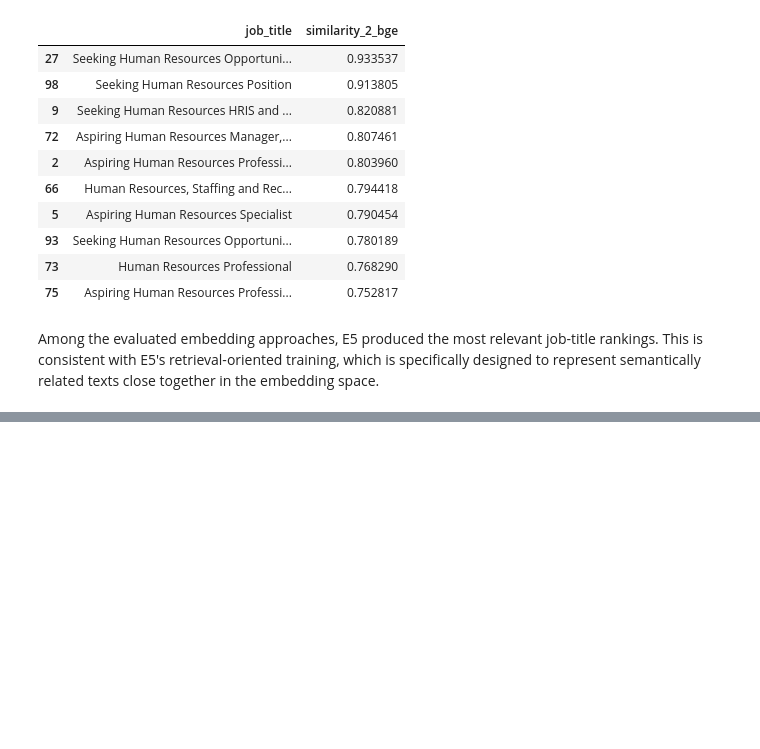
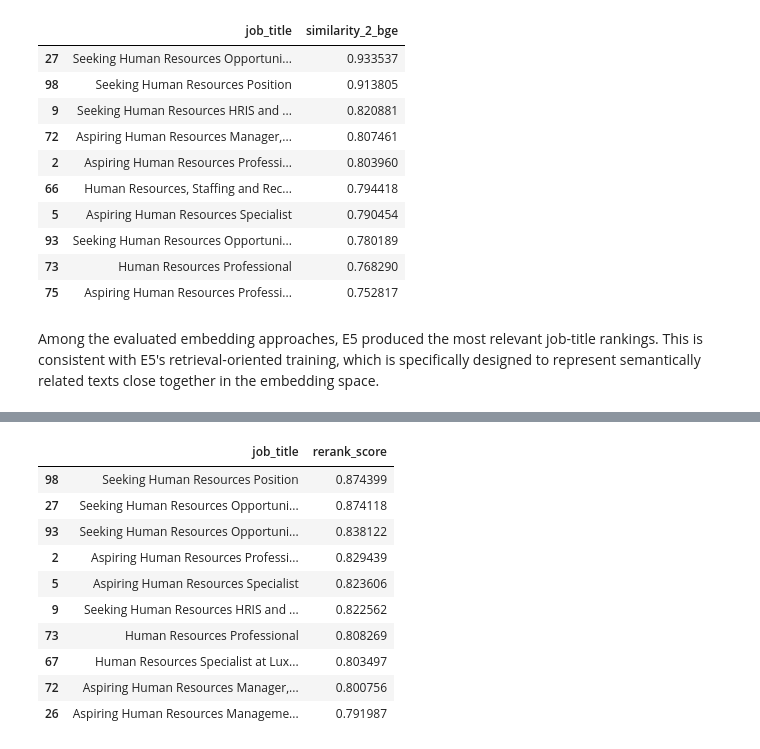
Before and after one commit to safwt-data/QwnYr0x6YtL8f4mY, a Jupyter notebook: notebooks/notebook_1.ipynb, the cells around one changed output, grey strips where cells are left out. Cells and saved outputs as stored; diff of their text form; code cells hidden in the pictures; blank space fills up the shorter version.

```diff
--- a/notebooks/notebook_1.ipynb
+++ b/notebooks/notebook_1.ipynb
@@ -785,0 +857,21 @@ TypeError: 'numpy.ndarray' object is not callable
+# %%
+results = df.drop(index=6)[
+    ["job_title", "rerank_score"]
+].sort_values(
+    "rerank_score",
+    ascending=False
+).head(10)
+
+results
+# %% [output]
+|  | job_title | rerank_score |
+| 98 | Seeking Human Resources Position | 0.874399 |
+| 27 | Seeking Human Resources Opportuni... | 0.874118 |
+| 93 | Seeking Human Resources Opportuni... | 0.838122 |
+| 2 | Aspiring Human Resources Professi... | 0.829439 |
+| 5 | Aspiring Human Resources Specialist | 0.823606 |
+| 9 | Seeking Human Resources HRIS and ... | 0.822562 |
+| 73 | Human Resources Professional | 0.808269 |
+| 67 | Human Resources Specialist at Lux... | 0.803497 |
+| 72 | Aspiring Human Resources Manager,... | 0.800756 |
+| 26 | Aspiring Human Resources Manageme... | 0.791987 |
```
Also changed, not shown: parts of 7 cells of this notebook.
